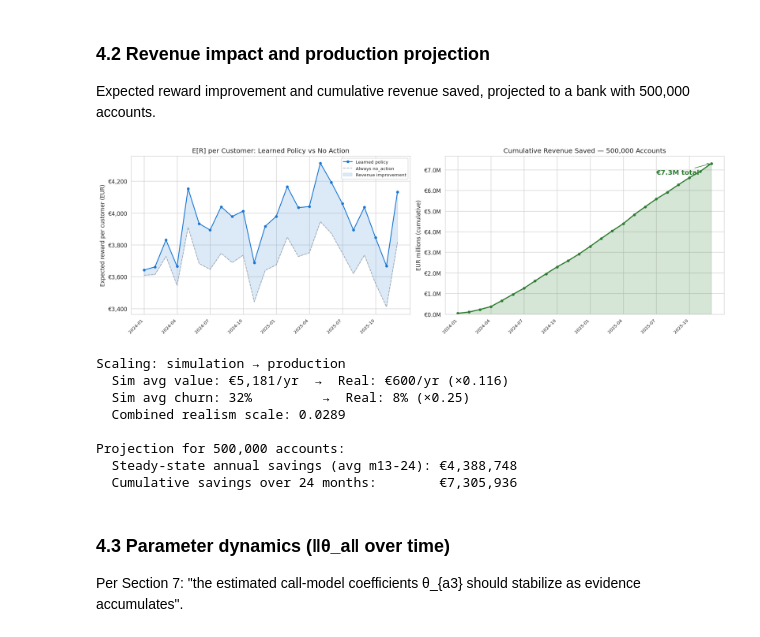
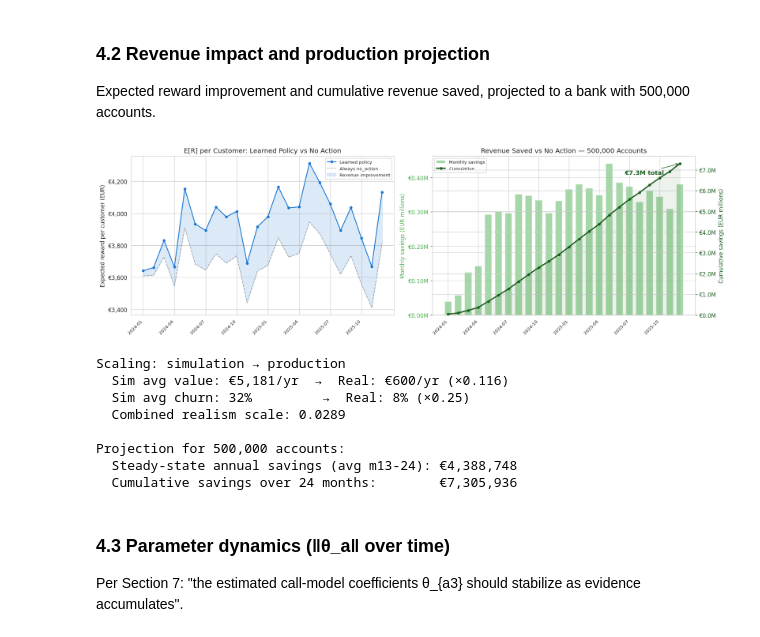
Before and after one commit to mmestrov2000/fintech-hackathon, a Jupyter notebook: notebooks/05_contextual_bandit.ipynb, the cells around one changed output. Drawn from its saved outputs; the diff is of its cells as text; code cells hidden in the pictures.

Commit message:
fix: revenue saved chart

```diff
--- a/notebooks/05_contextual_bandit.ipynb
+++ b/notebooks/05_contextual_bandit.ipynb
@@ -566,44 +566,66 @@ ax1.set_xticklabels([month_labels[i] for i in range(0, len(mdf), tick_step)],
 ax1.set_ylabel("Expected reward per customer (EUR)")
 ax1.set_title("E[R] per Customer: Learned Policy vs No Action")
 ax1.legend(fontsize=8)
 ax1.yaxis.set_major_formatter(mticker.FuncFormatter(lambda x, _: f"€{x:,.0f}"))
 
-# ── Right: Cumulative revenue saved (monotonically increasing) ──
+# ── Right: Monthly savings bars + cumulative line ──
 ax2 = axes[1]
+monthly_m = mdf["monthly_savings_500k"].values / 1e6
 cumul_m = mdf["cumul_savings_500k"].values / 1e6
-ax2.fill_between(range(len(mdf)), 0, cumul_m, alpha=0.2, color="#2E7D32")
-ax2.plot(range(len(mdf)), cumul_m, "o-", color="#2E7D32", markersize=4, linewidth=2)
+
+# Bars: monthly savings (shows per-month variation)
+ax2.bar(range(len(mdf)), monthly_m, color="#81C784", edgecolor="white",
+        alpha=0.7, width=0.7, label="Monthly savings", zorder=2)
+
+# Cumulative line on secondary axis (always growing)
+ax2_twin = ax2.twinx()
+ax2_twin.plot(range(len(mdf)), cumul_m, "o-", color="#1B5E20",
+              markersize=4, linewidth=2.2, label="Cumulative", zorder=3)
+ax2_twin.fill_between(range(len(mdf)), 0, cumul_m, alpha=0.08, color="#1B5E20")
+
 ax2.set_xticks(range(0, len(mdf), tick_step))
 ax2.set_xticklabels([month_labels[i] for i in range(0, len(mdf), tick_step)],
                     rotation=45, ha="right", fontsize=8)
-ax2.set_ylabel("EUR millions (cumulative)")
-ax2.set_title(f"Cumulative Revenue Saved — {BANK_ACCOUNTS:,} Accounts")
-ax2.yaxis.set_major_formatter(mticker.FuncFormatter(lambda x, _: f"€{x:,.1f}M"))
+ax2.set_ylabel("Monthly savings (EUR millions)", color="#4CAF50")
+ax2.yaxis.set_major_formatter(mticker.FuncFormatter(lambda x, _: f"€{x:,.2f}M"))
 ax2.set_ylim(bottom=0)
+ax2.tick_params(axis="y", labelcolor="#4CAF50")
+
+ax2_twin.set_ylabel("Cumulative savings (EUR millions)", color="#1B5E20")
+ax2_twin.yaxis.set_major_formatter(mticker.FuncFormatter(lambda x, _: f"€{x:,.1f}M"))
+ax2_twin.set_ylim(bottom=0)
+ax2_twin.tick_params(axis="y", labelcolor="#1B5E20")
+
+ax2.set_title(f"Revenue Saved vs No Action — {BANK_ACCOUNTS:,} Accounts")
+
+# Combined legend
+lines1, labels1 = ax2.get_legend_handles_labels()
+lines2, labels2 = ax2_twin.get_legend_handles_labels()
+ax2.legend(lines1 + lines2, labels1 + labels2, loc="upper left", fontsize=8)
 
 # Annotate final cumulative total
 final_cumul = mdf["cumul_savings_500k"].iloc[-1]
-ax2.annotate(f"€{final_cumul/1e6:,.1f}M total", xy=(len(mdf)-1, final_cumul/1e6),
-             xytext=(-100, -20), textcoords="offset points",
-             fontsize=12, fontweight="bold", color="#2E7D32",
-             arrowprops=dict(arrowstyle="->", color="#2E7D32"))
+ax2_twin.annotate(f"€{final_cumul/1e6:,.1f}M total", xy=(len(mdf)-1, final_cumul/1e6),
+                  xytext=(-100, -20), textcoords="offset points",
+                  fontsize=11, fontweight="bold", color="#1B5E20",
+                  arrowprops=dict(arrowstyle="->", color="#1B5E20"))
 
 plt.tight_layout()
 plt.savefig("../data/output/bandit_revenue_saved.png", dpi=150, bbox_inches="tight")
 plt.show()
 
 # Print projection summary
 steady_annual = mdf[mdf["month_idx"] >= 12]["projected_annual_savings_500k"].mean()
 
 print(f"Scaling: simulation → production")
 print(f"  Sim avg value: €{sim_avg_value:,.0f}/yr  →  Real: €{REAL_AVG_REVENUE}/yr (×{value_scale:.3f})")
 print(f"  Sim avg churn: {sim_avg_churn:.0%}         →  Real: {REAL_CHURN_RATE:.0%} (×{churn_scale:.2f})")
 print(f"  Combined realism scale: {realism_scale:.4f}")
 print(f"\nProjection for {BANK_ACCOUNTS:,} accounts:")
 print(f"  Steady-state annual savings (avg m13-24): €{steady_annual:,.0f}")
 print(f"  Cumulative savings over 24 months:        €{final_cumul:,.0f}")
 # %% [output]
-[figure, old version]
+[figure, new version]
 Scaling: simulation → production
   Sim avg value: €5,181/yr  →  Real: €600/yr (×0.116)
   Sim avg churn: 32%         →  Real: 8% (×0.25)
```
